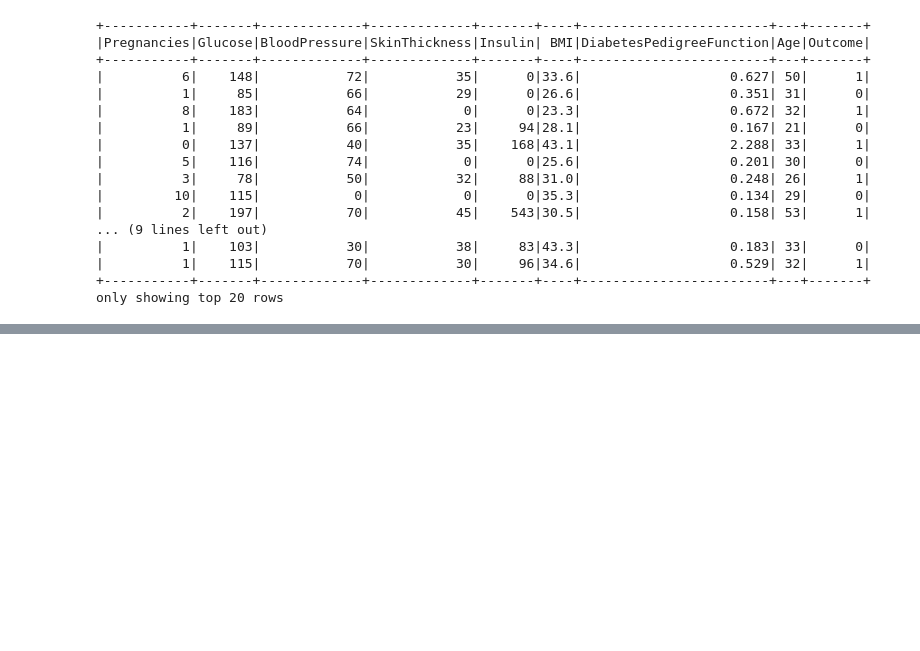
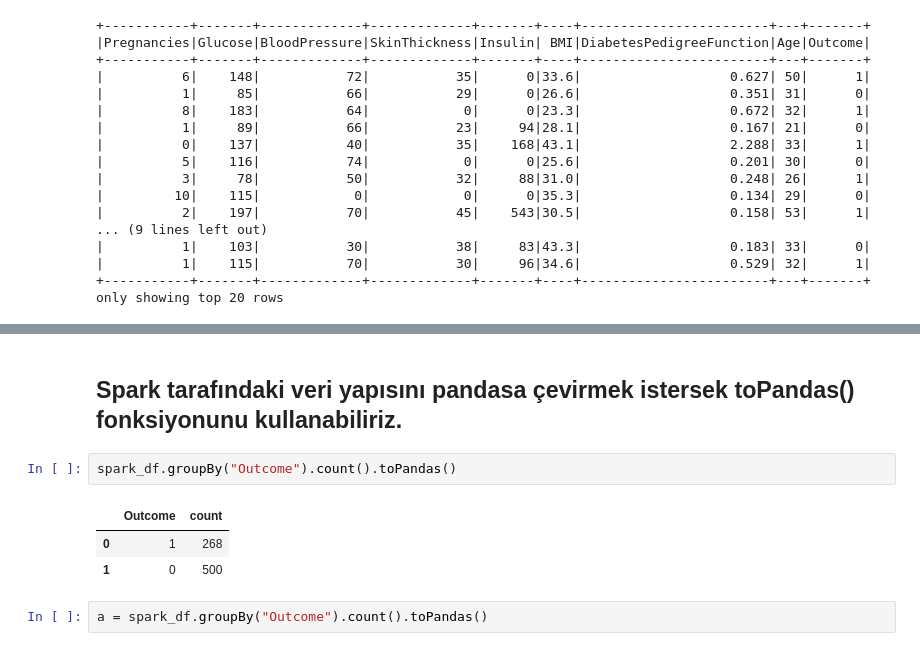
Before and after one commit to ibkya/Analysing-Big-Data-with-Apache-Spark, a Jupyter notebook: big-data-analysis-w-spark.ipynb, the cells around one changed output, grey strips where cells are left out. Drawn from its saved outputs; the diff is of its cells as text; blank space fills up the shorter version.

Commit message:
added new dataframe operations on spark
This commit about basic data frame operations on spark and transform spark data frame to pandas data frame.

```diff
--- a/big-data-analysis-w-spark.ipynb
+++ b/big-data-analysis-w-spark.ipynb
@@ -374,0 +538,10 @@ only showing top 20 rows
+# %% [markdown]
+## Spark tarafındaki veri yapısını pandasa çevirmek istersek toPandas() fonksiyonunu kullanabiliriz.
+# %%
+spark_df.groupBy("Outcome").count().toPandas()
+# %% [output]
+|  | Outcome | count |
+| 0 | 1 | 268 |
+| 1 | 0 | 500 |
+# %%
+a = spark_df.groupBy("Outcome").count().toPandas()
```
Also changed, not shown: parts of 21 cells of this notebook.
